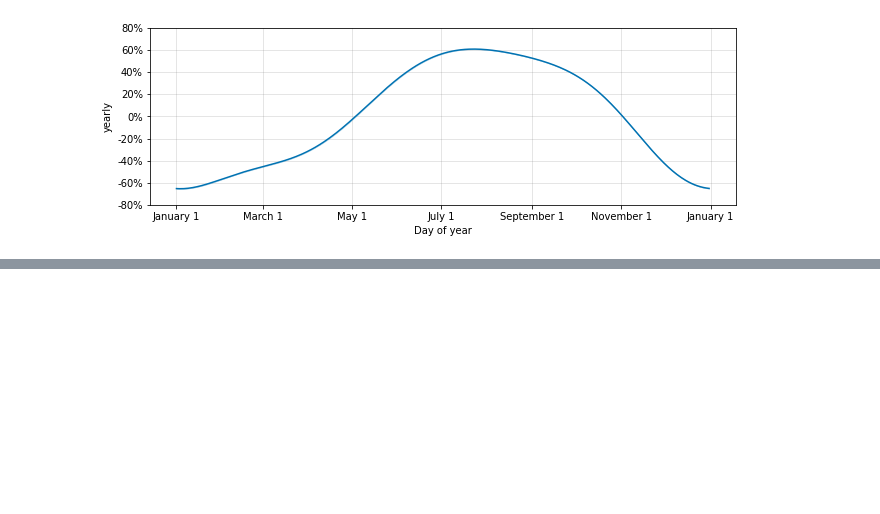
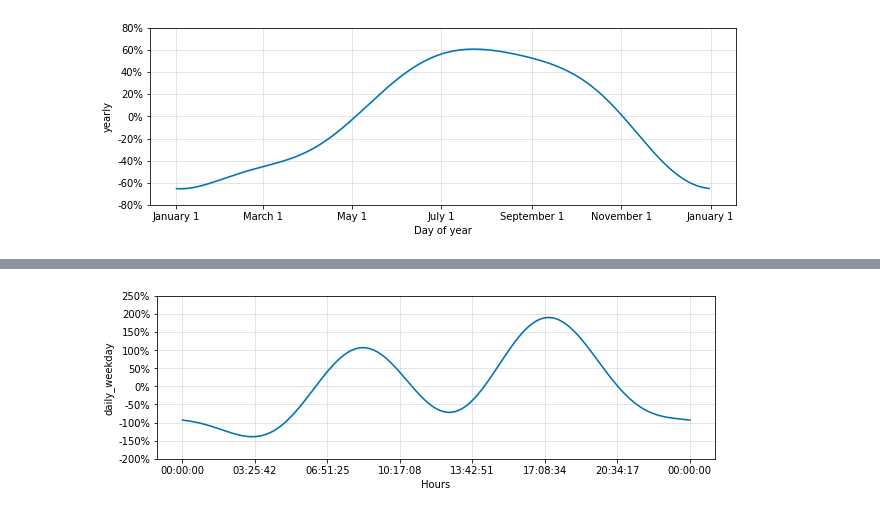
Before and after one commit to caiosainvallio/time-series, a Jupyter notebook: prophet/03_seasonality.ipynb, the cells around one changed output, grey strips where cells are left out. Drawn from its saved outputs; the diff is of its cells as text; code cells hidden in the pictures; blank space fills up the shorter version.

Commit message:
conditional seasonality

```diff
--- a/prophet/03_seasonality.ipynb
+++ b/prophet/03_seasonality.ipynb
@@ -133,0 +159,14 @@ plt.show()
+# %%
+model = Prophet(
+    seasonality_mode='multiplicative',
+    yearly_seasonality=6,
+    weekly_seasonality=6,
+    daily_seasonality=False
+)
+# %%
+model.add_seasonality(
+    name='daily_weekend',
+    period=1,
+    fourier_order=3,
+    condition_name='weekend'
+)
@@ -133,0 +175,7 @@ plt.show()
+# %%
+model.add_seasonality(
+    name='daily_weekday',
+    period=1,
+    fourier_order=3,
+    condition_name='weekday'
+)
@@ -133,0 +184,2 @@ plt.show()
+# %%
+model.fit(df)
@@ -133,0 +221,7 @@ plt.show()
+# %%
+from prophet.plot import plot_seasonality
+
+fig3 = plot_seasonality(model, 'daily_weekday', figsize=(10, 3))
+plt.show()
+# %% [output]
+[figure, added]
```
Also changed, not shown: parts of 18 cells of this notebook.
